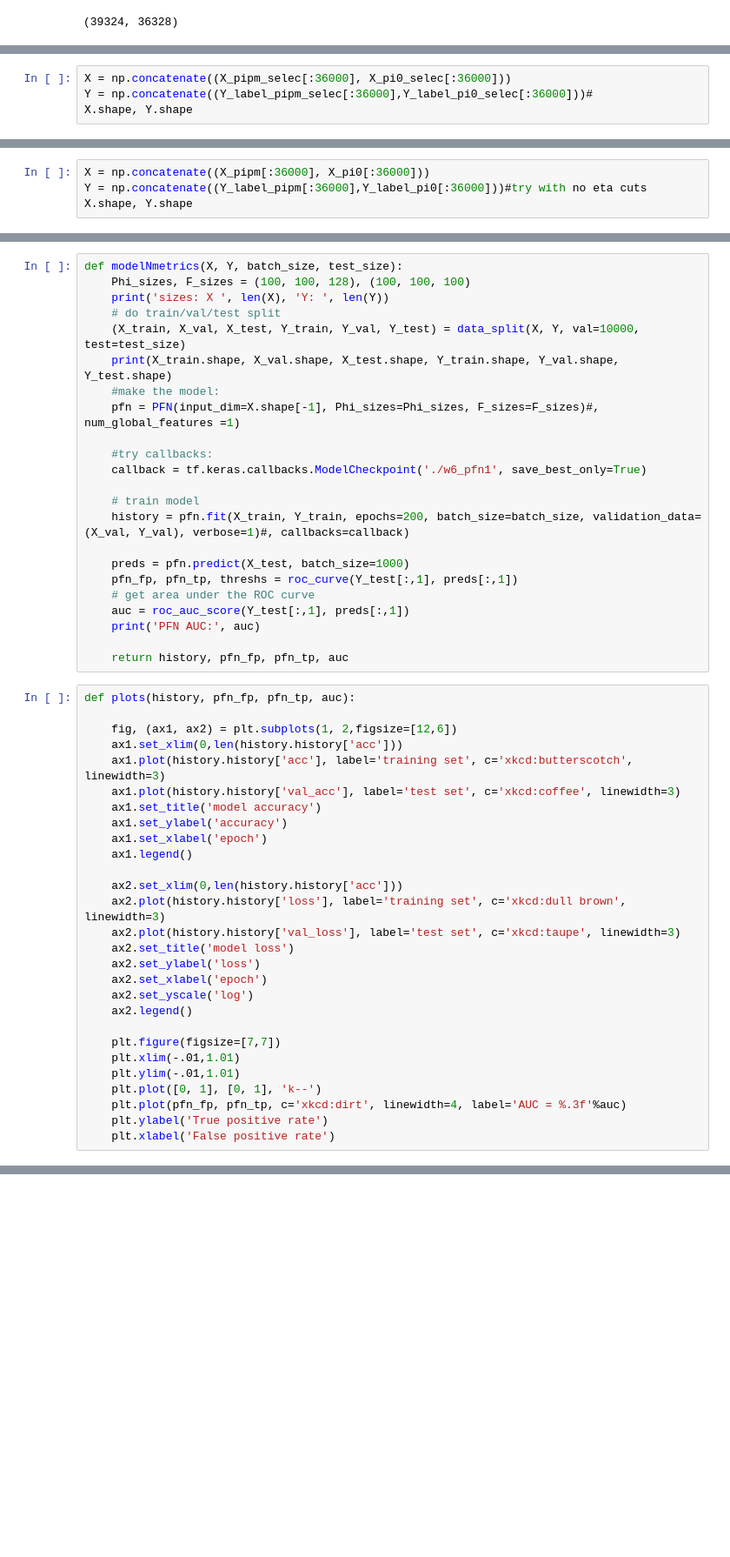
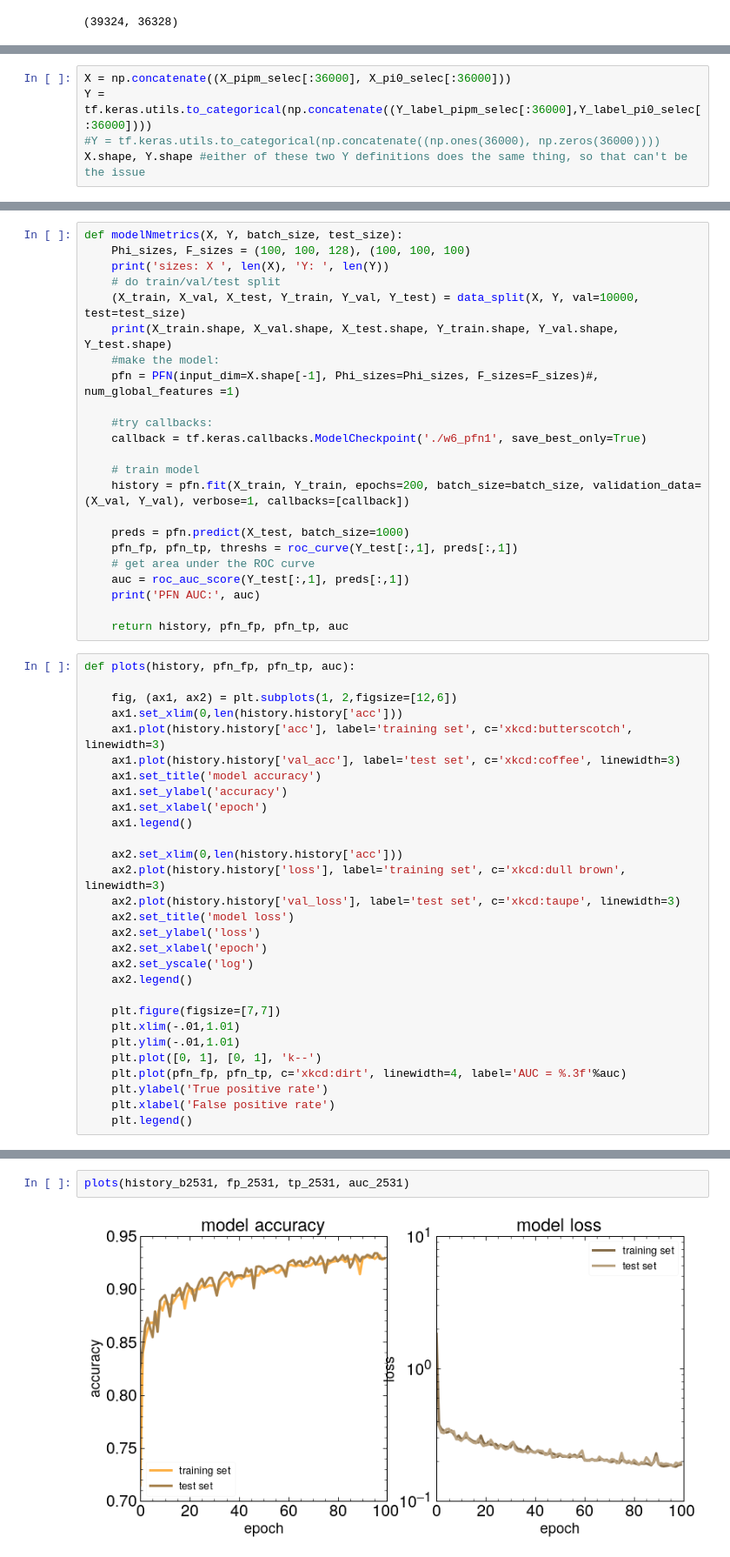
Before and after one commit to KaelaDouglas/LCStudies, a Jupyter notebook: classifier/Week6_part1.ipynb, the cells around one changed output, grey strips where cells are left out. Shown at 87% size. Saved outputs shown, nothing was run; the diff lists cells and outputs as text; blank space fills up the shorter version.

```diff
--- a/classifier/Week6_part1.ipynb
+++ b/classifier/Week6_part1.ipynb
@@ -79,5 +95,6 @@ len(X_pipm_selec), len(X_pi0_selec)
 # %%
 X = np.concatenate((X_pipm_selec[:36000], X_pi0_selec[:36000]))
-Y = np.concatenate((Y_label_pipm_selec[:36000],Y_label_pi0_selec[:36000]))#
-X.shape, Y.shape
+Y = tf.keras.utils.to_categorical(np.concatenate((Y_label_pipm_selec[:36000],Y_label_pi0_selec[:36000])))
+#Y = tf.keras.utils.to_categorical(np.concatenate((np.ones(36000), np.zeros(36000))))
+X.shape, Y.shape #either of these two Y definitions does the same thing, so that can't be the issue
 # %% [output]
@@ -85,4 +101,0 @@ X.shape, Y.shape
-# %%
-X = np.concatenate((X_pipm[:36000], X_pi0[:36000]))
-Y = np.concatenate((Y_label_pipm[:36000],Y_label_pi0[:36000]))#try with no eta cuts
-X.shape, Y.shape
@@ -106,7 +113,7 @@ def modelNmetrics(X, Y, batch_size, test_size):
     callback = tf.keras.callbacks.ModelCheckpoint('./w6_pfn1', save_best_only=True)
 
     # train model
-    history = pfn.fit(X_train, Y_train, epochs=200, batch_size=batch_size, validation_data=(X_val, Y_val), verbose=1)#, callbacks=callback)
+    history = pfn.fit(X_train, Y_train, epochs=200, batch_size=batch_size, validation_data=(X_val, Y_val), verbose=1, callbacks=[callback])
 
     preds = pfn.predict(X_test, batch_size=1000)
     pfn_fp, pfn_tp, threshs = roc_curve(Y_test[:,1], preds[:,1])
@@ -143,5 +150,6 @@ def plots(history, pfn_fp, pfn_tp, auc):
     plt.plot(pfn_fp, pfn_tp, c='xkcd:dirt', linewidth=4, label='AUC = %.3f'%auc)
     plt.ylabel('True positive rate')
     plt.xlabel('False positive rate')
+    plt.legend()
 # %%
 history_b2531, fp_2531, tp_2531, auc_2531 = modelNmetrics(X, Y, 1000, 20000)
@@ -169,0 +176,4 @@ ValueError: in user code:
+# %%
+plots(history_b2531, fp_2531, tp_2531, auc_2531)
+# %% [output]
+[figure, added]
```
Also changed, not shown: parts of 33 cells of this notebook, 33 other files.
